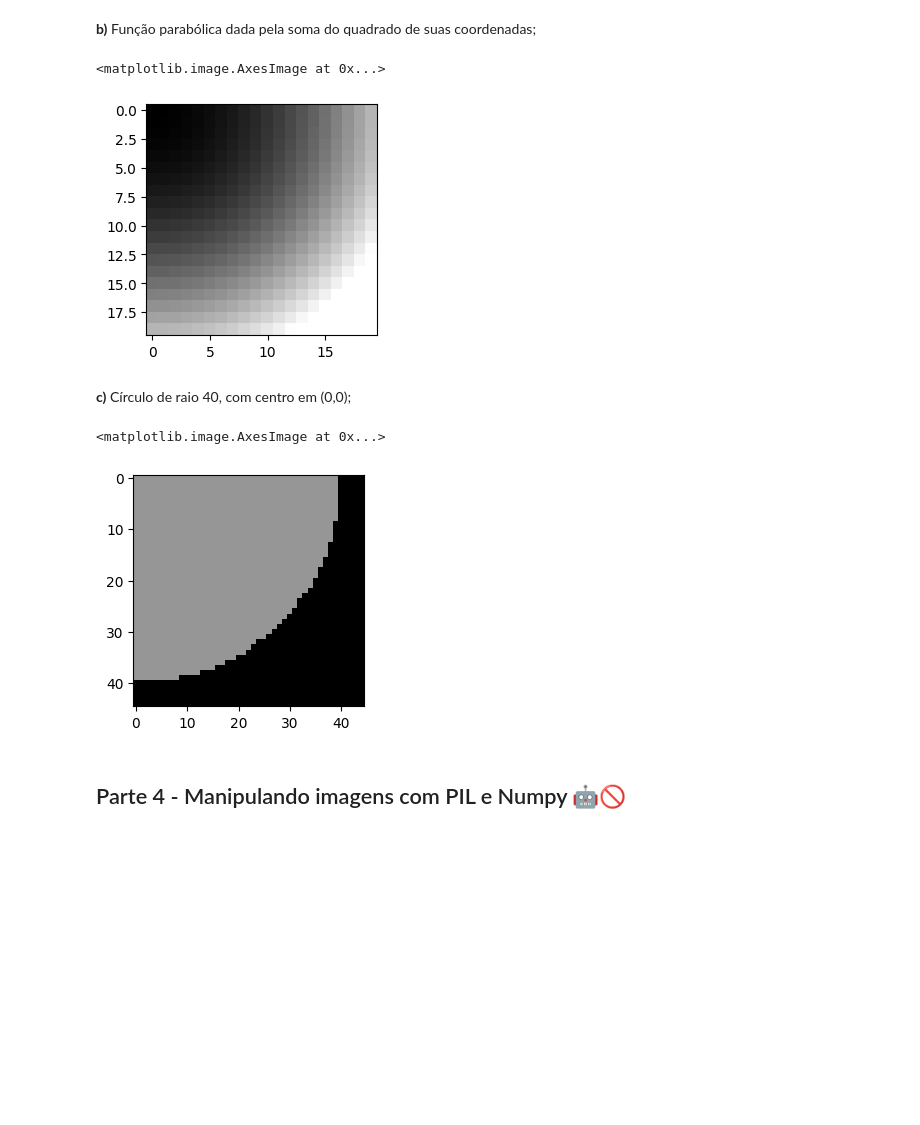
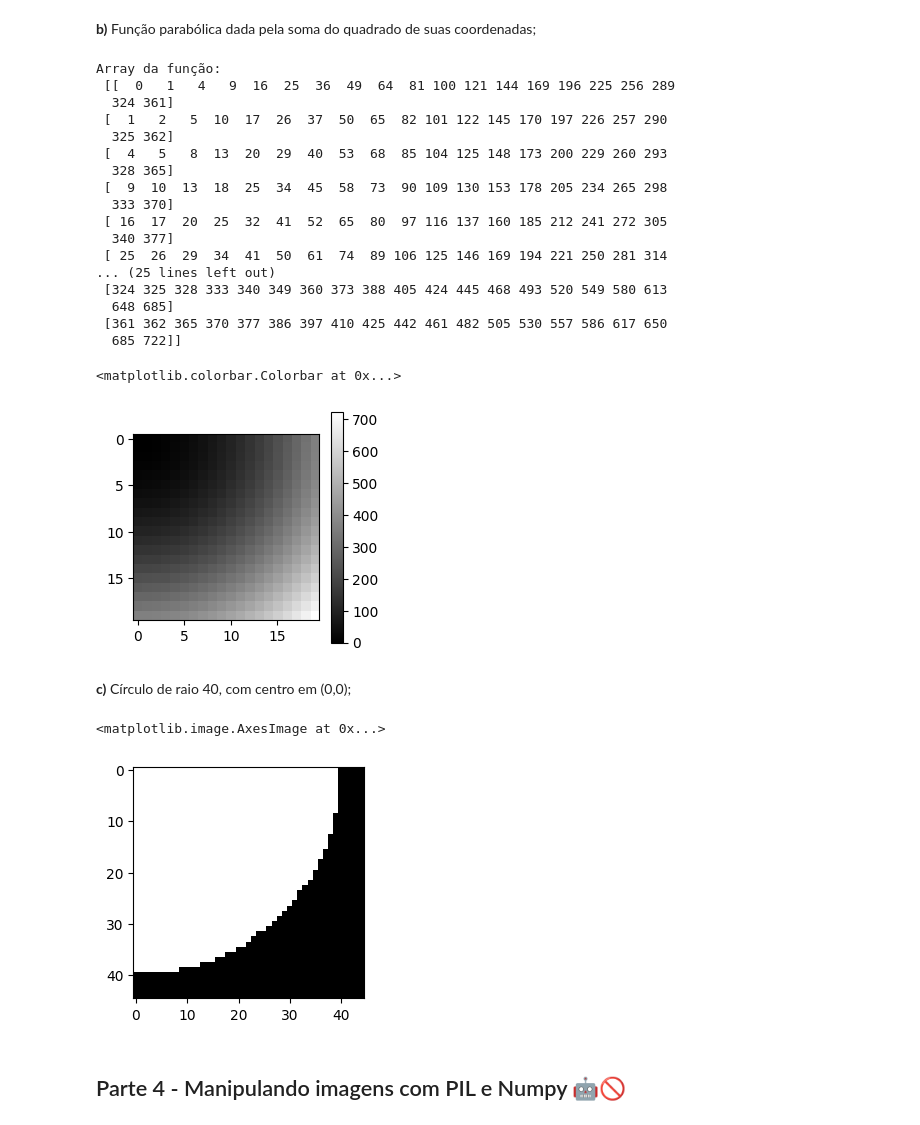
Before and after one commit to UNICAMP-EA979/2026s1-pi01-numpy-TZShinobi, a Jupyter notebook: Atividade.ipynb, the cells around one changed output. Drawn from its saved outputs; the diff is of its cells as text; code cells hidden in the pictures; blank space fills up the shorter version.

```diff
--- a/Atividade.ipynb
+++ b/Atividade.ipynb
@@ -552,29 +575,57 @@ plt.imshow(tabuleiro,vmin=0, vmax=255, cmap='gray')
 # %% [markdown]
 **b)** Função parabólica dada pela soma do quadrado de suas coordenadas;
 # %%
+# Utilizando np.indices(), o array com os valores da função é construído
+# utilizando diretamente os valores dos índices correspondentes.
+
 r,c = np.indices((20, 20))
 f = r**2 + c**2
 
-grafico = f/2
+print("Array da função:\n", f)
+
+grafico = f
 
 plt.figure(figsize = (3,3))
-plt.imshow(grafico,vmin=0, vmax=255, cmap='gray')
+plt.imshow(grafico,vmin=0, vmax=722, cmap='gray')
+plt.colorbar()
 # %% [output]
-<matplotlib.image.AxesImage at 0x...>
+Array da função:
+ [[  0   1   4   9  16  25  36  49  64  81 100 121 144 169 196 225 256 289
+  324 361]
+ [  1   2   5  10  17  26  37  50  65  82 101 122 145 170 197 226 257 290
+  325 362]
+ [  4   5   8  13  20  29  40  53  68  85 104 125 148 173 200 229 260 293
+  328 365]
+ [  9  10  13  18  25  34  45  58  73  90 109 130 153 178 205 234 265 298
+  333 370]
+ [ 16  17  20  25  32  41  52  65  80  97 116 137 160 185 212 241 272 305
+  340 377]
+ [ 25  26  29  34  41  50  61  74  89 106 125 146 169 194 221 250 281 314
+... (25 lines left out)
+ [324 325 328 333 340 349 360 373 388 405 424 445 468 493 520 549 580 613
+  648 685]
+ [361 362 365 370 377 386 397 410 425 442 461 482 505 530 557 586 617 650
+  685 722]]
+<matplotlib.colorbar.Colorbar at 0x...>
-[figure, old version]
+[figure, new version]
 # %% [markdown]
 **c)** Círculo de raio 40, com centro em (0,0);
 # %%
+# Utilizando np.indices(), o array com os valores da função é construído
+# utilizando diretamente os valores dos índices correspondentes. Depois disso
+# seus valores são escalados para 255 (que corresponde à cor branca), enquanto o
+# resto da imagem permanece preta (valor 0).
+
 r,c = np.indices((45, 45))
 f = ((r**2 + c**2) < 40**2)
 
-grafico = f * 150
+grafico = f * 255
 
 plt.figure(figsize = (3,3))
 plt.imshow(grafico,vmin=0, vmax=255, cmap='gray')
 # %% [output]
 <matplotlib.image.AxesImage at 0x...>
-[figure, old version]
+[figure, new version]
 # %% [markdown]
 ## Parte 4 - Manipulando imagens com PIL e Numpy 🤖🚫
 # %% [markdown]
```
Also changed, not shown: parts of 10 cells of this notebook.
